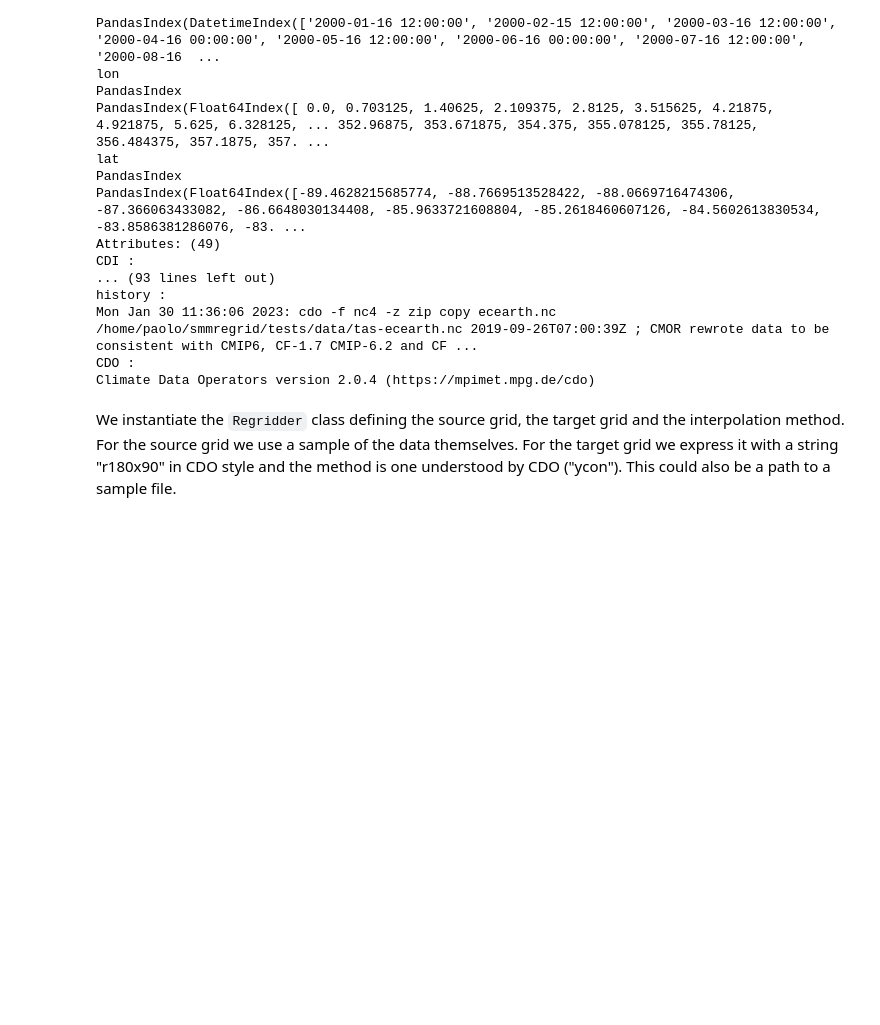
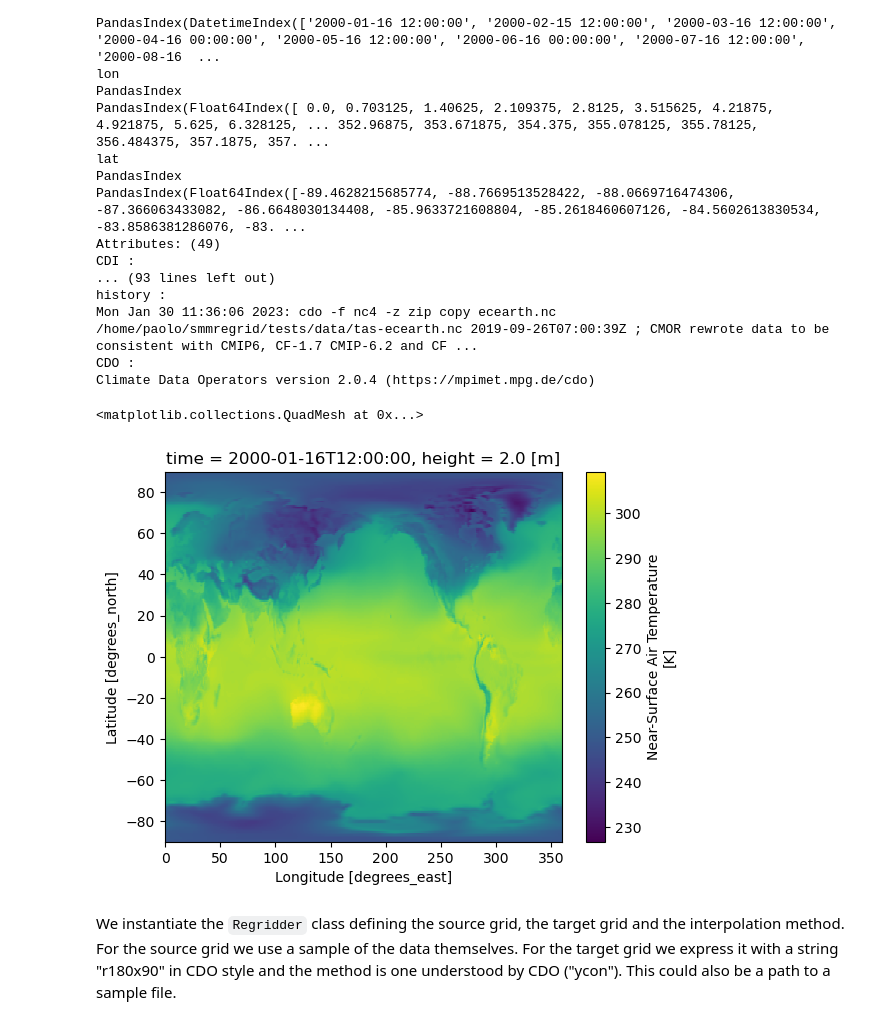
Before and after one commit to jhardenberg/smmregrid, a Jupyter notebook: demo.ipynb, the cells around one changed output. Cells and saved outputs as stored; diff of their text form; code cells hidden in the pictures; blank space fills up the shorter version.

```diff
--- a/demo.ipynb
+++ b/demo.ipynb
@@ -81,6 +81,11 @@ history :
 Mon Jan 30 11:36:06 2023: cdo -f nc4 -z zip copy ecearth.nc /home/paolo/smmregrid/tests/data/tas-ecearth.nc 2019-09-26T07:00:39Z ; CMOR rewrote data to be consistent with CMIP6, CF-1.7 CMIP-6.2 and CF ...
 CDO :
 Climate Data Operators version 2.0.4 (https://mpimet.mpg.de/cdo)
+# %%
+data.tas.isel(time=0).plot()
+# %% [output]
+<matplotlib.collections.QuadMesh at 0x...>
+[figure, added]
 # %% [markdown]
 We instantiate the `Regridder` class defining the source grid, the target grid and the interpolation method. For the source grid we use a sample of the data themselves. For the target grid we express it with a string "r180x90" in CDO style and the method is one understood by CDO ("ycon"). This could also be a path to a sample file.
 # %%
```
Also changed, not shown: parts of 1 cell of this notebook.
